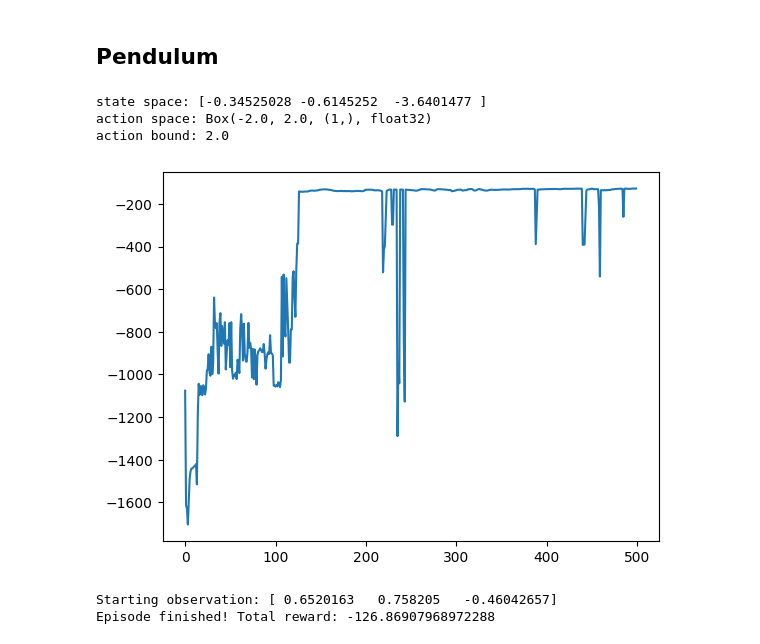
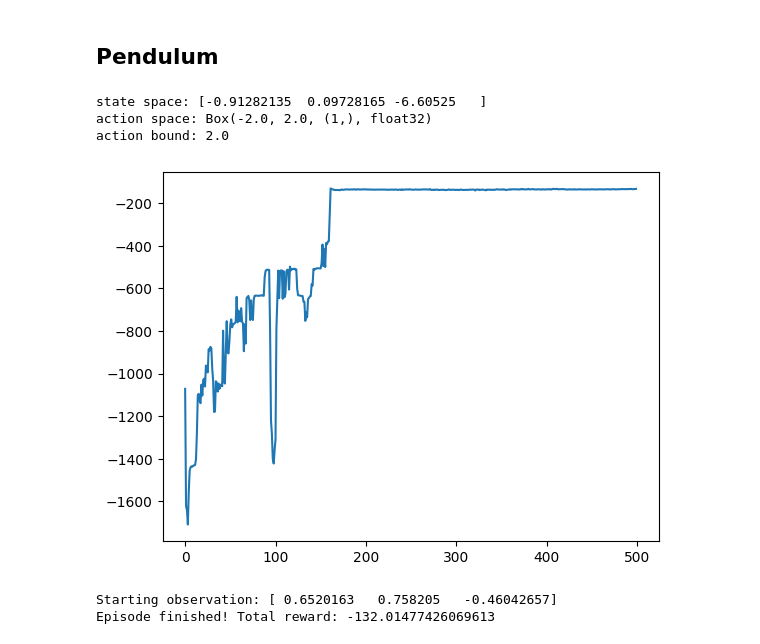
Before and after one commit to 24Jay/reinforcement-learning, a Jupyter notebook: sac/sac_code_adaptive_alpha.ipynb, the cells around one changed output. Saved outputs shown, nothing was run; the diff lists cells and outputs as text; code cells hidden in the pictures.

Commit message:
SAC: adaptive alpha

```diff
--- a/sac/sac_code_adaptive_alpha.ipynb
+++ b/sac/sac_code_adaptive_alpha.ipynb
@@ -111,8 +68,8 @@ class Qvalue(nn.Module):
         return x
 
 
-class SAC:
-    def __init__(self, n_state, n_action, n_hidden, action_bound, lr_actor, lr_q, alpha, tau, gamma, device="cpu"):
+class AdaptiveSAC:
+    def __init__(self, n_state, n_action, n_hidden, action_bound, lr_actor, lr_q, target_entropy, tau, gamma, device="cpu"):
         self.device = torch.device(device)
 
         self.actor = Actor(n_state, n_action, action_bound).to(self.device)
@@ -132,7 +89,11 @@ class SAC:
 
         self.gamma = gamma
         self.tau = tau
-        self.alpha = alpha
+
+        self.target_entropy = target_entropy #目标熵大小
+        self.log_alpha = torch.tensor(np.log(0.01), dtype=torch.float, requires_grad = True)
+        self.alpha_opt = torch.optim.Adam([self.log_alpha], lr = 1e-4)
+
 
     def take_action(self, state):
         state = torch.tensor([state], dtype=torch.float).to(self.device)
@@ -145,7 +106,7 @@ class SAC:
 
         q1 = self.q1_target(next_states, next_actions)
         q2 = self.q2_target(next_states, next_actions)
-        next_value = torch.min(q1, q2) + self.alpha * entropy
+        next_value = torch.min(q1, q2) + self.log_alpha.exp() * entropy
 
         td_target = rewards + self.gamma * next_value * (1 - dones)
         return td_target
@@ -160,10 +121,6 @@ class SAC:
         reward = torch.FloatTensor(np.array(transition_dict["rewards"])).view(-1, 1).to(self.device)
         next_state = torch.FloatTensor(np.array(transition_dict["next_states"])).to(self.device)
         done = torch.FloatTensor(np.array(transition_dict["dones"])).to(self.device).view(-1, 1).to(self.device)
-
-        # for i, v in enumerate([state, action, reward, next_state, done]):
-        #     print(f"===={i}, {v.shape}")
-        # print("\n")
 
         # critic网络更新
         td_target = self.compute_q_target(reward, next_state,done)
@@ -184,15 +141,19 @@ class SAC:
         entropy = -log_prob
         q1_value = self.q1(state, new_actions)
         q2_value = self.q2(state, new_actions)
-        actor_loss = torch.mean(- self.alpha * entropy - torch.min(q1_value, q2_value))
+        actor_loss = torch.mean(- self.log_alpha.exp() * entropy - torch.min(q1_value, q2_value))
         self.actor_opt.zero_grad()
         actor_loss.backward()
         self.actor_opt.step()
 
-        # print(f"entropy: {entropy.mean().detach()}, loss:{actor_loss.detach()}")
-
         self.soft_update(self.q1, self.q1_target)
         self.soft_update(self.q2, self.q2_target)
+
+        # alpha自适应更新
+        alpha_loss = torch.mean((entropy - self.target_entropy).detach()*self.log_alpha.exp())
+        self.alpha_opt.zero_grad()
+        alpha_loss.backward()
+        self.alpha_opt.step()
 # %% [markdown]
 ## SAC训练
 # %%
@@ -312,35 +278,37 @@ critic_lr = 1e-3
 num_episodes = 500
 
 device = "cpu"
 env_name = "Pendulum-v1"
 
 env = gym.make(env_name)
 torch.manual_seed(0)
 random.seed(0)
 np.random.seed(0)
 
 state_dim = env.observation_space.shape[0]
 action_dim = env.action_space.shape[0]
 action_bound = env.action_space.high[0]
+target_entropy = -env.action_space.shape[0]
+
 
 print(f"state space:" , env.observation_space.sample())
 print(f"action space: {env.action_space}")
 print(f"action bound: {action_bound}")
 
-agent = SAC(n_state=state_dim, n_action=action_dim, n_hidden=64, action_bound=action_bound, lr_actor=actor_lr, lr_q=critic_lr, alpha = 0.02, tau=0.005,gamma=0.99)
+agent = AdaptiveSAC(n_state=state_dim, n_action=action_dim, n_hidden=64, action_bound=action_bound, lr_actor=actor_lr, lr_q=critic_lr, target_entropy = target_entropy, tau=0.005,gamma=0.99)
 
 replay_buffer = ReplayBuffer(capacity=10000)
 return_list = train_off_policy_agent(env, agent, num_episodes,replay_buffer)
 
 %matplotlib inline
 plt.plot(return_list)
 plt.show()
 
 action_list = test_agent(agent, env_name)
 # %% [output]
-state space: [-0.34525028 -0.6145252  -3.6401477 ]
+state space: [-0.91282135  0.09728165 -6.60525   ]
 action space: Box(-2.0, 2.0, (1,), float32)
 action bound: 2.0
-[figure, old version]
+[figure, new version]
 Starting observation: [ 0.6520163   0.758205   -0.46042657]
-Episode finished! Total reward: -126.86907968972288
+Episode finished! Total reward: -132.01477426069613
```
Also changed, not shown: parts of 6 cells of this notebook, 1 other file.
